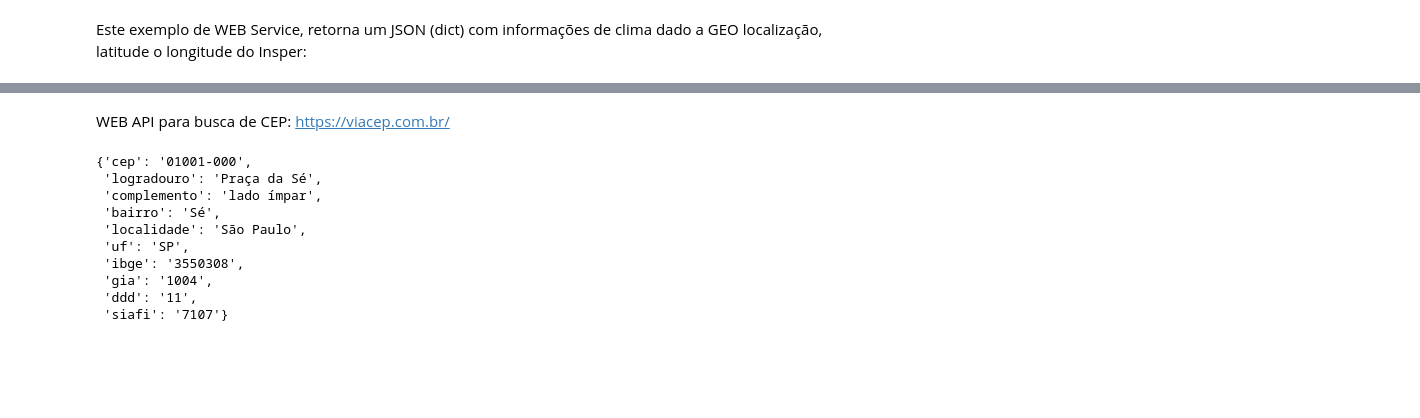
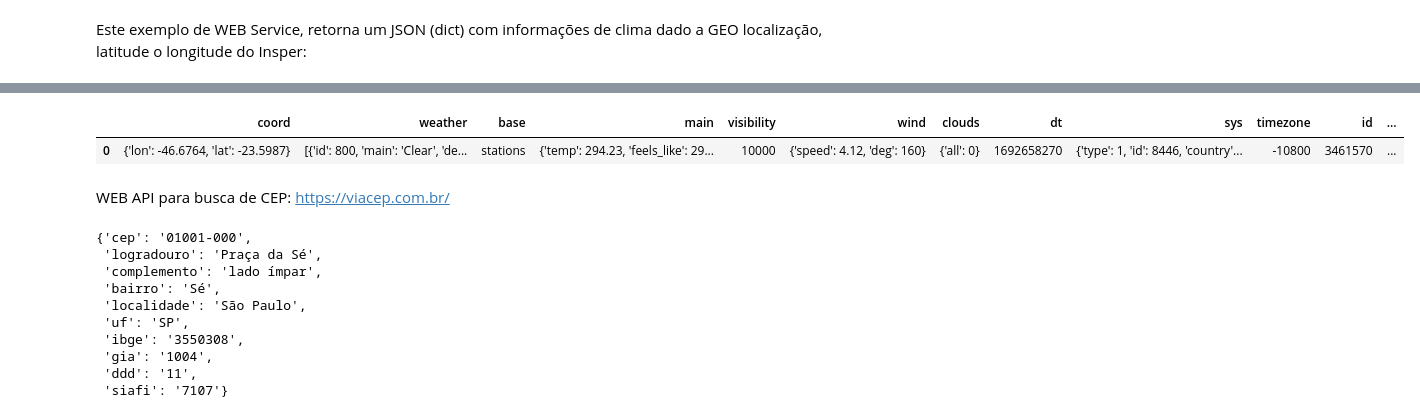
Before and after one commit to danielscarvalho/Insper-Data-Science-Deploy, a Jupyter notebook: box-deploy-002.ipynb, the cells around one changed output, grey strips where cells are left out. Saved outputs shown, nothing was run; the diff lists cells and outputs as text; code cells hidden in the pictures; blank space fills up the shorter version.

```diff
--- a/box-deploy-002.ipynb
+++ b/box-deploy-002.ipynb
@@ -105,6 +123,11 @@ requests.get(URL).json()
  'id': 3461570,
  'name': 'Ibirapuera',
  'cod': 200}
+# %%
+pd.DataFrame([requests.get(URL).json()])
+# %% [output]
+|  | coord | weather | base | main | visibility | wind | clouds | dt | sys | timezone | id | ... |
+| 0 | {'lon': -46.6764, 'lat': -23.5987} | [{'id': 800, 'main': 'Clear', 'de... | stations | {'temp': 294.23, 'feels_like': 29... | 10000 | {'speed': 4.12, 'deg': 160} | {'all': 0} | 1692658270 | {'type': 1, 'id': 8446, 'country'... | -10800 | 3461570 | ... |
 # %% [markdown]
 WEB API para busca de CEP: https://viacep.com.br/
 # %%
```
Also changed, not shown: parts of 31 cells of this notebook.
